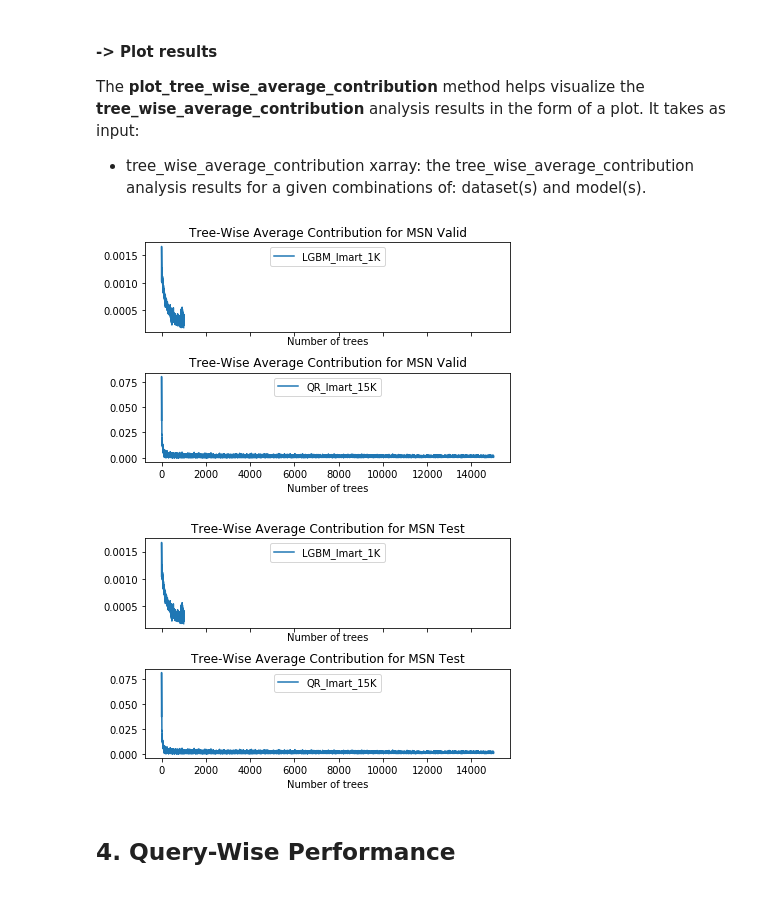
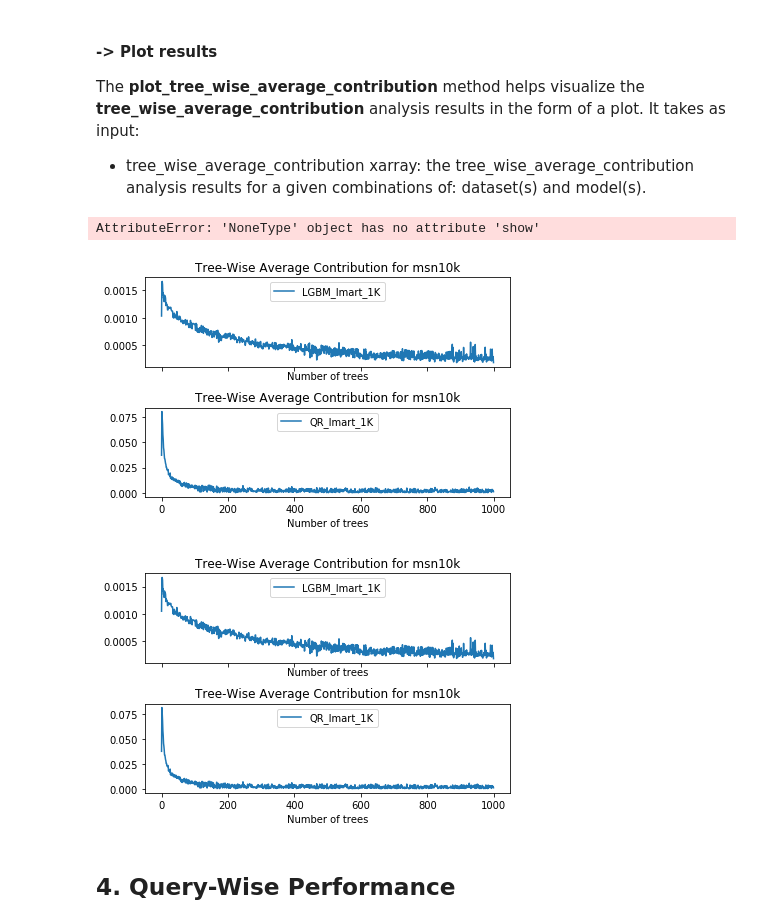
Before and after one commit to hpclab/rankeval, a Jupyter notebook: notebooks/RankEval - Effectiveness Analysis.ipynb, the cells around one changed output. Cells and saved outputs as stored; diff of their text form; code cells hidden in the pictures.

Commit message:
changes to effectiveness visualization

```diff
--- a/notebooks/RankEval - Effectiveness Analysis.ipynb
+++ b/notebooks/RankEval - Effectiveness Analysis.ipynb
@@ -68,0 +61,5 @@ data
+# %%
+# Remapping Datasets Names
+msn_train = dataset_container.train_dataset
+msn_validation = dataset_container.validation_dataset
+msn_test = dataset_container.test_dataset
@@ -69,3 +81,9 @@ data
+# %%
+# Model files
+msn_qr_lmart_1Ktrees_file = dataset_container.model_filenames[5]
+msn_qr_lmart_15Ktrees_file = dataset_container.model_filenames[6]
+msn_xgb_lmart_1Ktrees_file = dataset_container.model_filenames[8]
+msn_lgbm_lmart_1Ktrees_file = dataset_container.model_filenames[0]
 # %%
 # Loading Models
 from rankeval.model import RTEnsemble
@@ -74,13 +92,6 @@ msn_qr_lmart_1Ktrees = RTEnsemble(msn_qr_lmart_1Ktrees_file, name="QR_lmart_1K",
 msn_qr_lmart_15Ktrees = RTEnsemble(msn_qr_lmart_15Ktrees_file, name="QR_lmart_15K", format="QuickRank")
 msn_xgb_lmart_1Ktrees = RTEnsemble(msn_xgb_lmart_1Ktrees_file, name="XGB_lmart_1K", format="XGBoost")
 msn_lgbm_lmart_1Ktrees = RTEnsemble(msn_lgbm_lmart_1Ktrees_file, name="LGBM_lmart_1K", format="LightGBM")
-# %%
-# Loading Datasets
-from rankeval.dataset import Dataset
-
-msn_train = Dataset.load(msn_train_file, name="MSN Train", format="svmlight")
-msn_validation = Dataset.load(msn_vali_file, name="MSN Valid", format="svmlight")
-msn_test = Dataset.load(msn_test_file, name="MSN Test", format="svmlight")
 # %% [markdown]
 ### Create metrics
 
@@ -225,7 +195,7 @@ To better visualize the results we offer plotting facilities.
 from rankeval.analysis.effectiveness import tree_wise_average_contribution
 
 msn_tree_contrib = tree_wise_average_contribution(datasets=[msn_validation, msn_test],
-                           models=[msn_lgbm_lmart_1Ktrees, msn_xgb_lmart_1Ktrees])
+                           models=[msn_lgbm_lmart_1Ktrees, msn_qr_lmart_1Ktrees])
 msn_tree_contrib.to_dataframe()
 # %% [output]
 |  |  |  | Tree-Wise Average Contribution |
@@ -255,10 +225,12 @@ The **plot_tree_wise_average_contribution** method helps visualize the **tree_wi
 # %%
 from rankeval.visualization.effectiveness import plot_tree_wise_average_contribution
 
-plot_tree_wise_average_contribution(msn_tree_contribrib)
+figure = plot_tree_wise_average_contribution(msn_tree_contrib)
+figure.show()
 # %% [output]
+AttributeError: 'NoneType' object has no attribute 'show'
-[figure, old version]
+[figure, new version]
-[figure, old version]
+[figure, new version]
 # %% [markdown]
 ## 4. Query-Wise Performance
 # %% [markdown]
```
Also changed, not shown: parts of 15 cells of this notebook, 1 other file.
